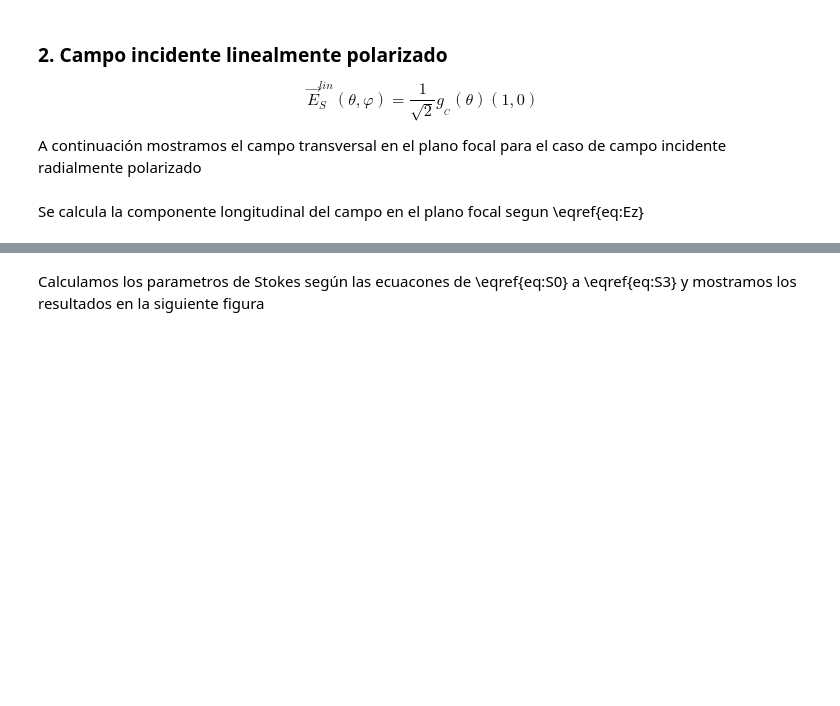
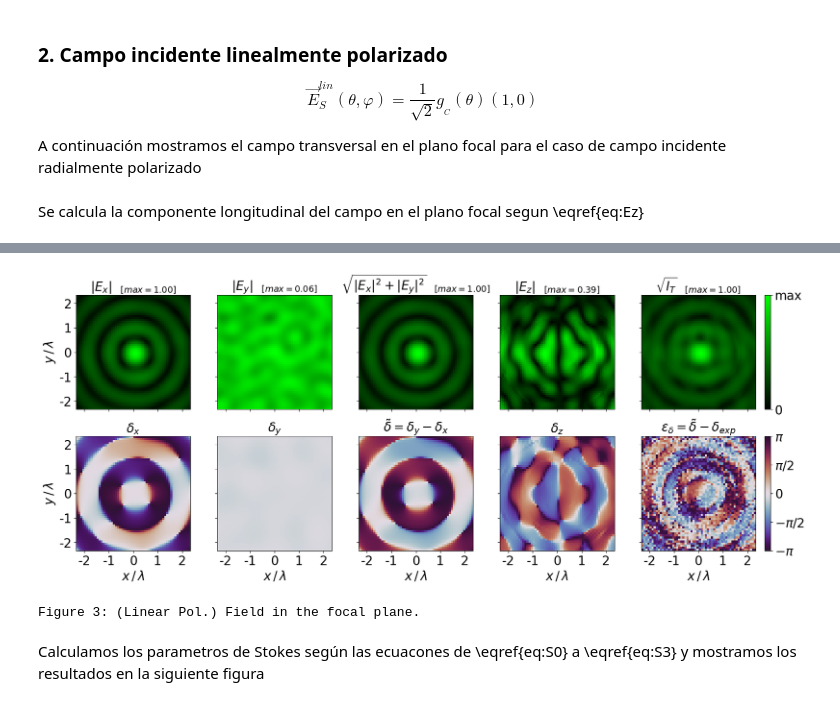
Before and after one commit to WavefrontEngUB/localStokes, a Jupyter notebook: Report.ipynb, the cells around one changed output, grey strips where cells are left out. Saved outputs shown, nothing was run; the diff lists cells and outputs as text; code cells hidden in the pictures; blank space fills up the shorter version.

```diff
--- a/Report.ipynb
+++ b/Report.ipynb
@@ -309,2 +311,20 @@ fig_num = utils.plot_fields(circ_Ex, circ_Ey, circ_Ez, label="Circular",
 # %% [markdown]
 Calculamos los parametros de Stokes según las ecuacones de \eqref{eq:S0} a \eqref{eq:S3} y mostramos los resultados en la siguiente figura
+# %%
+if mario:
+    circ_teo2 = utils.get_theoretical_field("circular", sigma=100, NA=0.9999, lamb=lamb, verbose=3, mario=True, n=501, m_topo=0)
+    circ_teo3 = utils.get_theoretical_field("circular", sigma=100, NA=0.9999, lamb=lamb, verbose=3, mario=True, n=501, m_topo=1)
+    circ_teo4 = utils.get_theoretical_field("circular", sigma=100, NA=0.9999, lamb=lamb, verbose=3, mario=True, n=512, m_topo=-1)
+
+    fig_num = utils.plot_fields(circ_teo2[:,:,1], circ_teo2[:,:,0], circ_teo2[:,:,2], label="Circular m=0",
+                                lamb=lamb, pixel_size=pixel_size,
+                                trim=int(230), verbose=verbose,
+                                fig_num=fig_num) if True else fig_num
+    fig_num = utils.plot_fields(circ_teo3[:,:,1], circ_teo3[:,:,0], circ_teo3[:,:,2], label="Circular m=1",
+                                lamb=lamb, pixel_size=pixel_size,
+                                trim=int(230), verbose=verbose,
+                                fig_num=fig_num) if True else fig_num
+    fig_num = utils.plot_fields(circ_teo4[:,:,1], circ_teo4[:,:,0], circ_teo4[:,:,2], label="Circular m=-1",
+                                lamb=lamb, pixel_size=pixel_size,
+                                trim=int(230), verbose=verbose,
+                               fig_num=fig_num) if True else fig_num
@@ -313,10 +427,11 @@ circ_s = compute_3D_stokes(circ_Ex, circ_Ey, circ_Ez)
 circ_teo = utils.get_theoretical_field("circular", sigma=100, NA=0.6, lamb=lamb, verbose=verbose)
 circ_s_teo = compute_3D_stokes(circ_teo)
 
+# just for checks
 fig_num = utils.plot_fields(circ_teo[:,:,0], circ_teo[:,:,1], circ_teo[:,:,2], label="Circular",
                             lamb=lamb, pixel_size=pixel_size,
                             trim=int(100), verbose=verbose,
-                            fig_num=fig_num) if verbose else fig_num
+                            fig_num=fig_num) if verbose>1 else fig_num
 
 fig_num = utils.plot_3D_stokes(circ_s, circ_s_teo, label=f"Circular",
                                pixel_size=pixel_size, lamb=lamb,
@@ -381,8 +502,11 @@ fig_num = utils.plot_raw_long_field(lin_Ez, label="Linear",
 # %%
-fig_num = utils.plot_fields(lin_Ex, lin_Ey, lin_Ez, label="Linear",
+fig_num = utils.plot_fields(lin_Ex, lin_Ey, lin_Ez, lin_trans_stokes, label="Linear",
                             lamb=lamb, pixel_size=pixel_size,
                             trim=int(100), verbose=verbose,
                             fig_num=fig_num) if verbose else fig_num
+# %% [output]
+[figure, added]
+Figure 3: (Linear Pol.) Field in the focal plane.
 # %% [markdown]
 Calculamos los parametros de Stokes según las ecuacones de \eqref{eq:S0} a \eqref{eq:S3} y mostramos los resultados en la siguiente figura
 # %%
```
Also changed, not shown: parts of 17 cells of this notebook, 2 other files.
